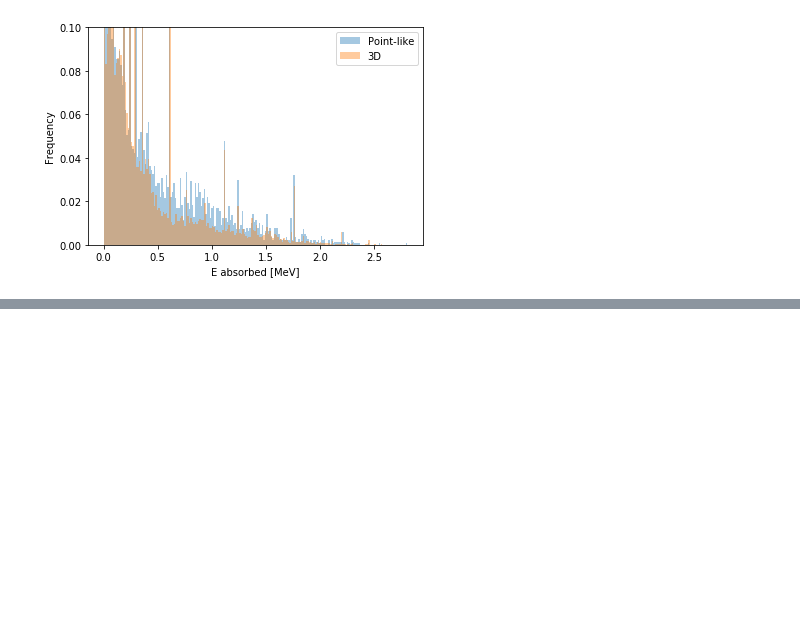
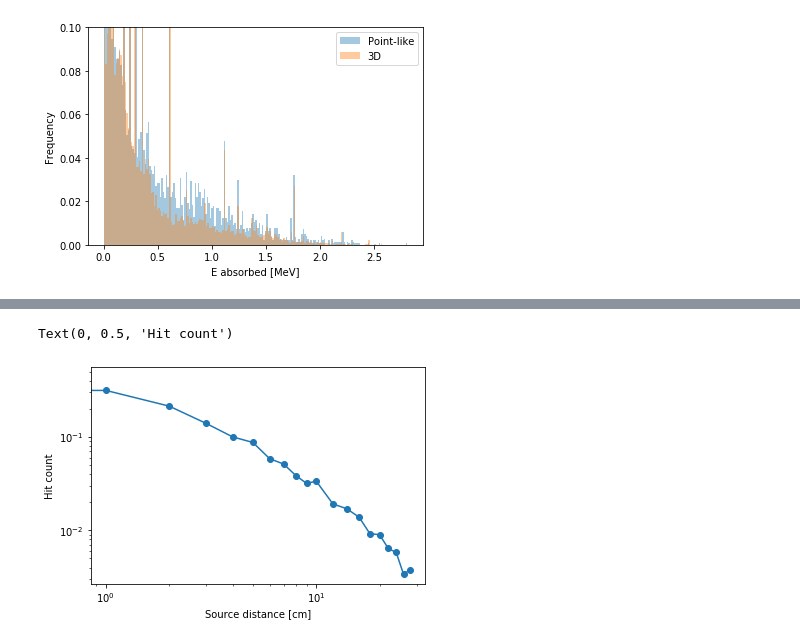
Before and after one commit to Balazzs/HPGECalorimeter, a Jupyter notebook: Analysis.ipynb, the cells around one changed output, grey strips where cells are left out. Cells and saved outputs as stored; diff of their text form; code cells hidden in the pictures; blank space fills up the shorter version.

```diff
--- a/Analysis.ipynb
+++ b/Analysis.ipynb
@@ -773,0 +832,16 @@ plt.savefig("figures/real_geom_simdecay_sample_5cm.svg", bbox_inches="tight")
+# %%
+dists_simdecay_photo, hits_simdecay_photo = read_distance_vs_hits(base_folder_name = "run/distance_simdecay_real_geom/",
+                                                                  dists            = list(range(0, 10)) + list(range(10, 30, 2)),
+                                                                  num_threads      = 8,
+                                                                  hit_function     = photopeak_hit)
+
+plt.plot(dists_simdecay_photo, np.array(hits_simdecay_photo)*2, "o-")
+
+plt.yscale("log")
+plt.xscale("log")
+plt.xlabel("Source distance [cm]")
+plt.ylabel("Hit count")
+#plt.savefig("distance_vs_hits.svg")
+# %% [output]
+Text(0, 0.5, 'Hit count')
+[figure, added]
```
Also changed, not shown: parts of 14 cells of this notebook, 3 other files.
